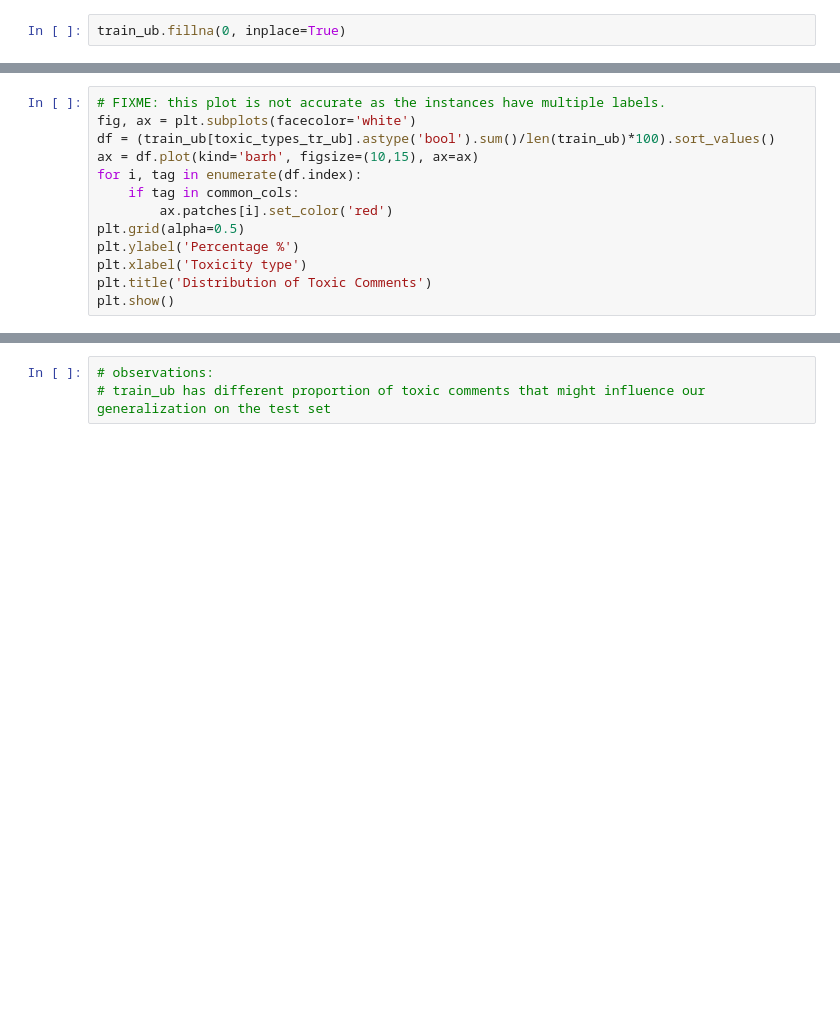
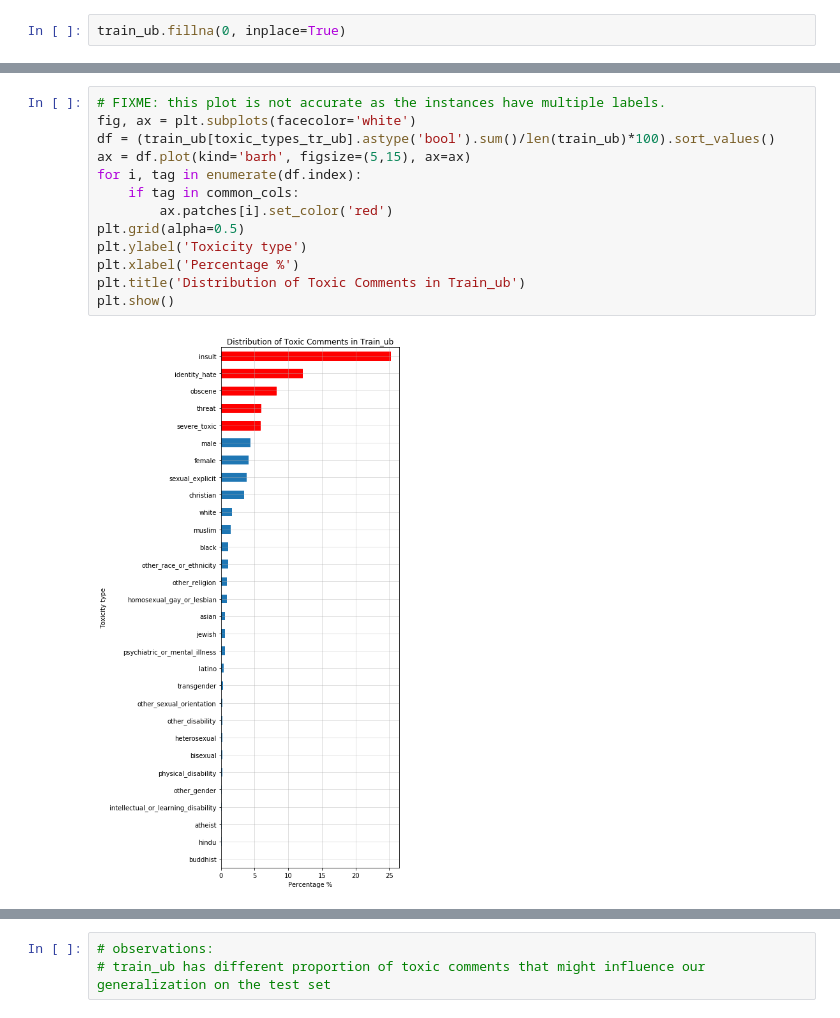
Before and after one commit to papkov/jigsaw-multilingual, a Jupyter notebook: notebooks/eda_for_toxic_generation.ipynb, the cells around one changed output, grey strips where cells are left out. Cells and saved outputs as stored; diff of their text form; blank space fills up the shorter version.

Commit message:
Add some more visualizations to compare the toxic types and their frequencies.

```diff
--- a/notebooks/eda_for_toxic_generation.ipynb
+++ b/notebooks/eda_for_toxic_generation.ipynb
@@ -69,16 +155,18 @@ train_ub[toxic_types_tr_ub].describe()
 # %%
 # FIXME: this plot is not accurate as the instances have multiple labels.
 fig, ax = plt.subplots(facecolor='white')
 df = (train_ub[toxic_types_tr_ub].astype('bool').sum()/len(train_ub)*100).sort_values()
-ax = df.plot(kind='barh', figsize=(10,15), ax=ax)
+ax = df.plot(kind='barh', figsize=(5,15), ax=ax)
 for i, tag in enumerate(df.index):
     if tag in common_cols:
         ax.patches[i].set_color('red')
 plt.grid(alpha=0.5)
-plt.ylabel('Percentage %')
-plt.xlabel('Toxicity type')
-plt.title('Distribution of Toxic Comments')
+plt.ylabel('Toxicity type')
+plt.xlabel('Percentage %')
+plt.title('Distribution of Toxic Comments in Train_ub')
 plt.show()
+# %% [output]
+[figure, added]
 # %%
 multilabel_instance_count = (train_ub[toxic_types_tr_ub].sum(axis=1) > 1).sum()
 print(f"number of multilabel instance: {multilabel_instance_count}")
```
Also changed, not shown: parts of 34 cells of this notebook.
